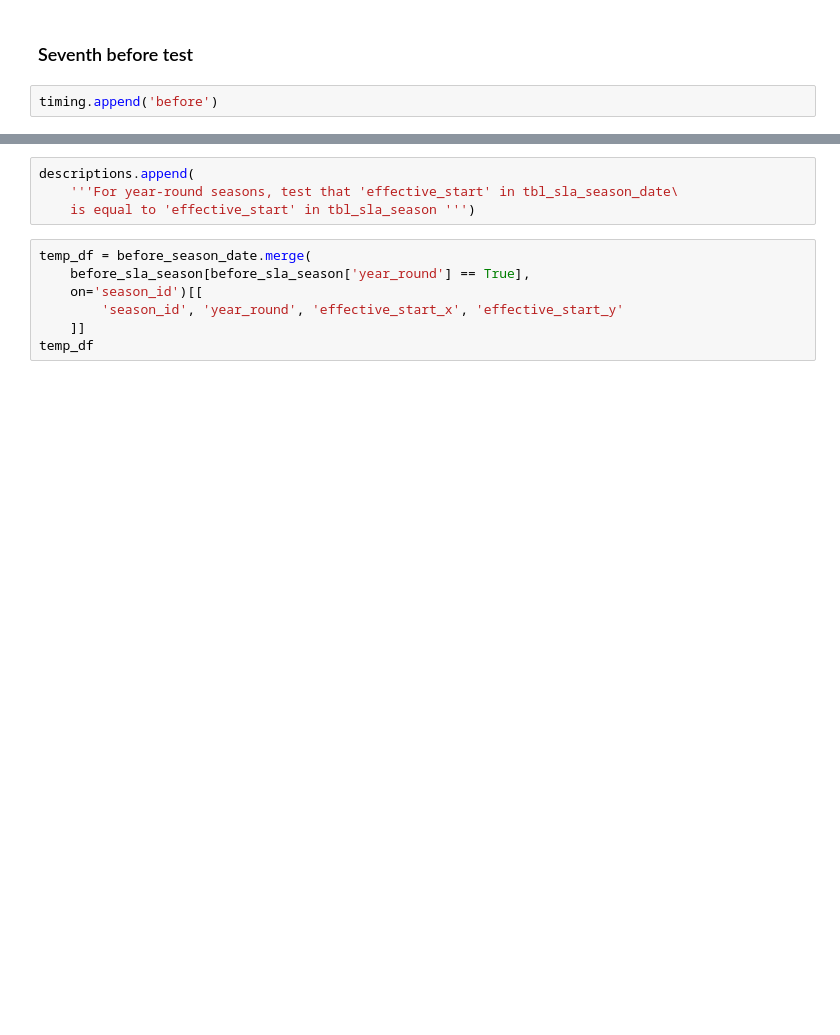
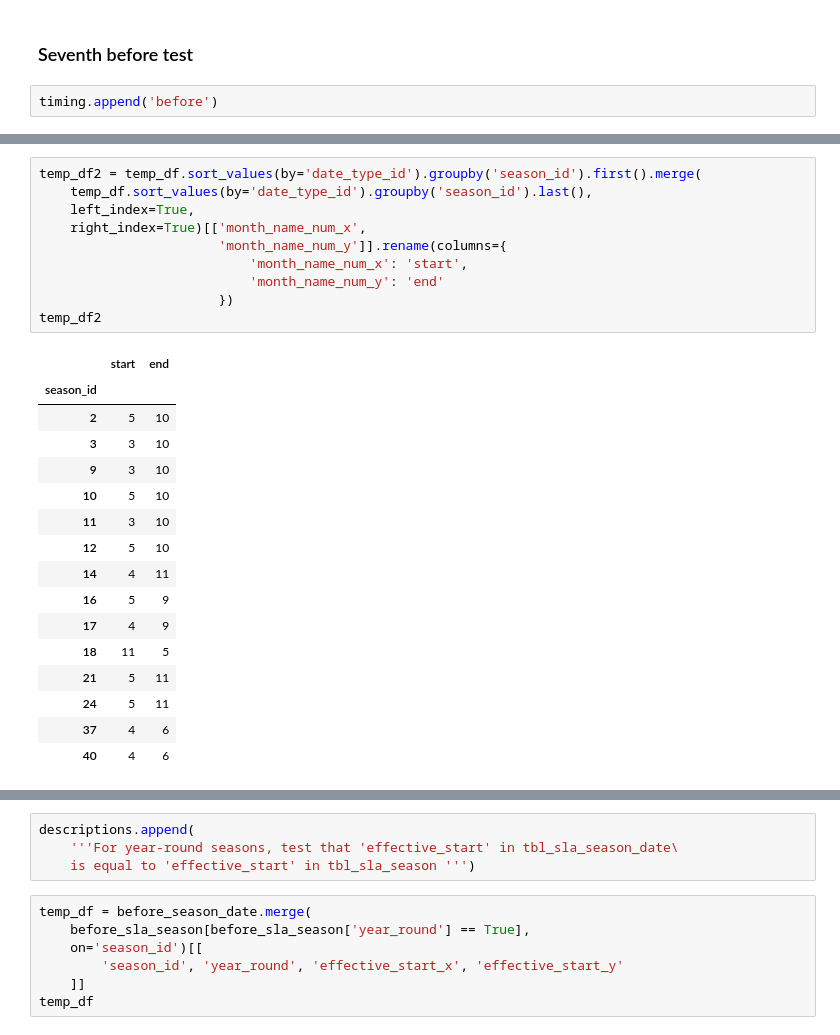
Before and after one commit to NYC-Parks/SLADB, a Jupyter notebook: testing/test_sla_seaon_changes.ipynb, the cells around one changed output, grey strips where cells are left out. Saved outputs shown, nothing was run; the diff lists cells and outputs as text; blank space fills up the shorter version.

```diff
--- a/testing/test_sla_seaon_changes.ipynb
+++ b/testing/test_sla_seaon_changes.ipynb
@@ -236,0 +279,27 @@ timing.append('before')
+# %%
+temp_df2 = temp_df.sort_values(by='date_type_id').groupby('season_id').first().merge(
+    temp_df.sort_values(by='date_type_id').groupby('season_id').last(),
+    left_index=True,
+    right_index=True)[['month_name_num_x',
+                       'month_name_num_y']].rename(columns={
+                           'month_name_num_x': 'start',
+                           'month_name_num_y': 'end'
+                       })
+temp_df2
+# %% [output]
+|  | start | end |
+| season_id |  |  |
+| 2 | 5 | 10 |
+| 3 | 3 | 10 |
+| 9 | 3 | 10 |
+| 10 | 5 | 10 |
+| 11 | 3 | 10 |
+| 12 | 5 | 10 |
+| 14 | 4 | 11 |
+| 16 | 5 | 9 |
+| 17 | 4 | 9 |
+| 18 | 11 | 5 |
+| 21 | 5 | 11 |
+| 24 | 5 | 11 |
+| 37 | 4 | 6 |
+| 40 | 4 | 6 |
```
Also changed, not shown: parts of 45 cells of this notebook.
